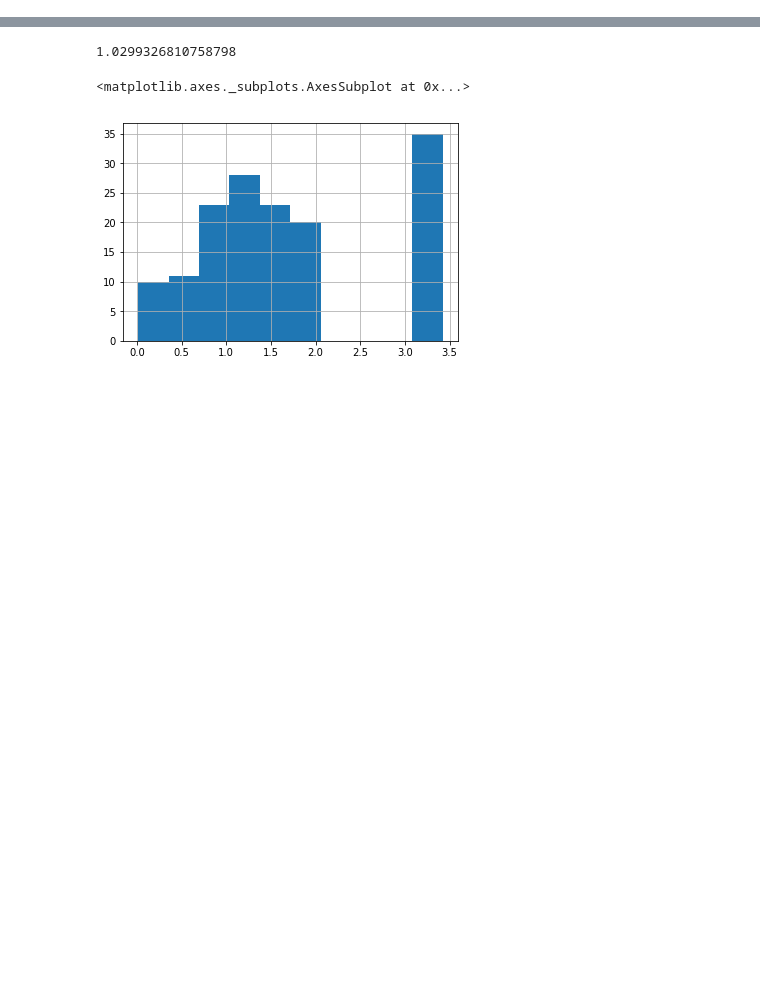
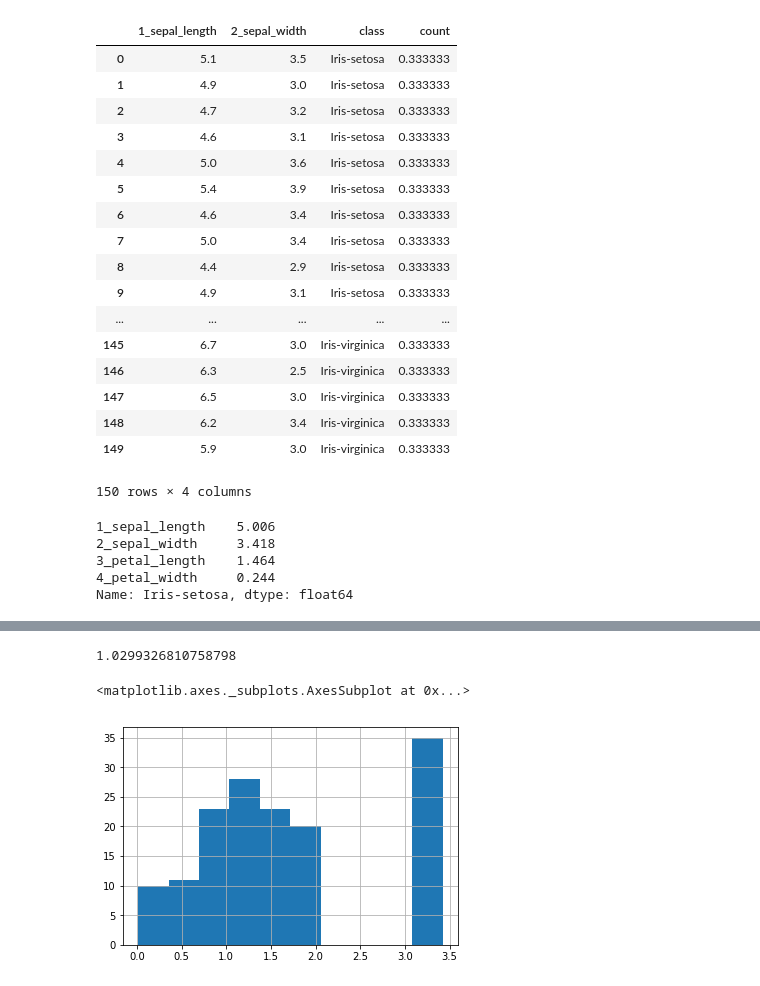
Before and after one commit to pingrunhuang/My_Impl_Bayes_Classifier, a Jupyter notebook: data_exploration.ipynb, the cells around one changed output, grey strips where cells are left out. Saved outputs shown, nothing was run; the diff lists cells and outputs as text; code cells hidden in the pictures; blank space fills up the shorter version.

```diff
--- a/data_exploration.ipynb
+++ b/data_exploration.ipynb
@@ -34 +45,30 @@ plt.show()
+# %%
+pd.merge(df1, (df1.iloc[:,2].value_counts()/len(df1)).to_frame().reset_index().rename(columns={"index":"class", "class":"count"}), on="class")
+# %% [output]
+|  | 1_sepal_length | 2_sepal_width | class | count |
+| 0 | 5.1 | 3.5 | Iris-setosa | 0.333333 |
+| 1 | 4.9 | 3.0 | Iris-setosa | 0.333333 |
+| 2 | 4.7 | 3.2 | Iris-setosa | 0.333333 |
+| 3 | 4.6 | 3.1 | Iris-setosa | 0.333333 |
+| 4 | 5.0 | 3.6 | Iris-setosa | 0.333333 |
+| 5 | 5.4 | 3.9 | Iris-setosa | 0.333333 |
+| 6 | 4.6 | 3.4 | Iris-setosa | 0.333333 |
+| 7 | 5.0 | 3.4 | Iris-setosa | 0.333333 |
+| 8 | 4.4 | 2.9 | Iris-setosa | 0.333333 |
+| 9 | 4.9 | 3.1 | Iris-setosa | 0.333333 |
+| ... | ... | ... | ... | ... |
+| 145 | 6.7 | 3.0 | Iris-virginica | 0.333333 |
+| 146 | 6.3 | 2.5 | Iris-virginica | 0.333333 |
+| 147 | 6.5 | 3.0 | Iris-virginica | 0.333333 |
+| 148 | 6.2 | 3.4 | Iris-virginica | 0.333333 |
+| 149 | 5.9 | 3.0 | Iris-virginica | 0.333333 |
+150 rows × 4 columns
+# %%
+data.groupby("class").mean().loc["Iris-setosa"]
+# %% [output]
+1_sepal_length    5.006
+2_sepal_width     3.418
+3_petal_length    1.464
+4_petal_width     0.244
+Name: Iris-setosa, dtype: float64
 # %%
```
Also changed, not shown: parts of 9 cells of this notebook, 6 other files.
